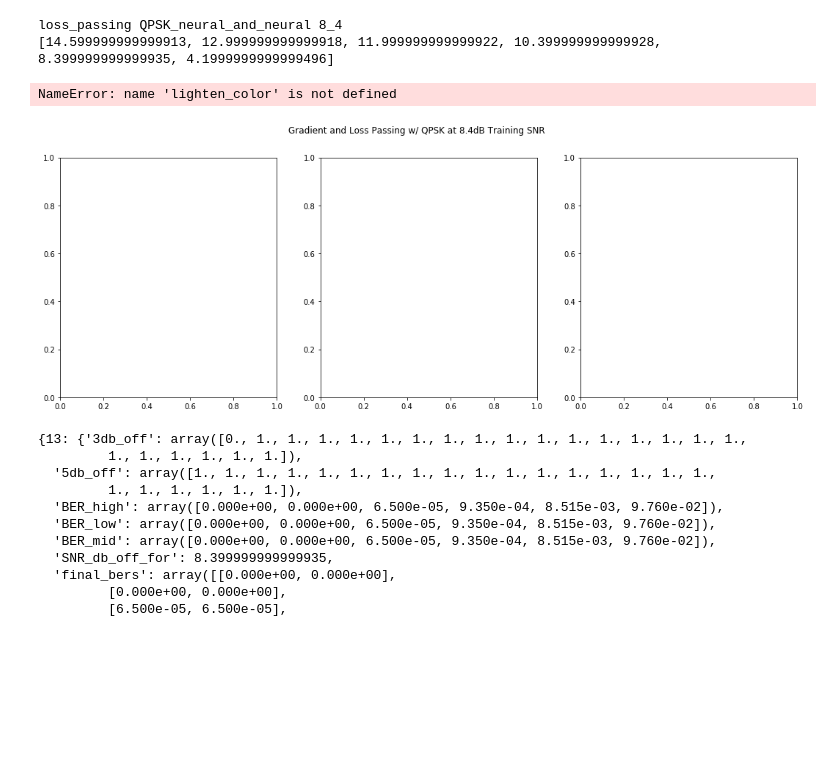
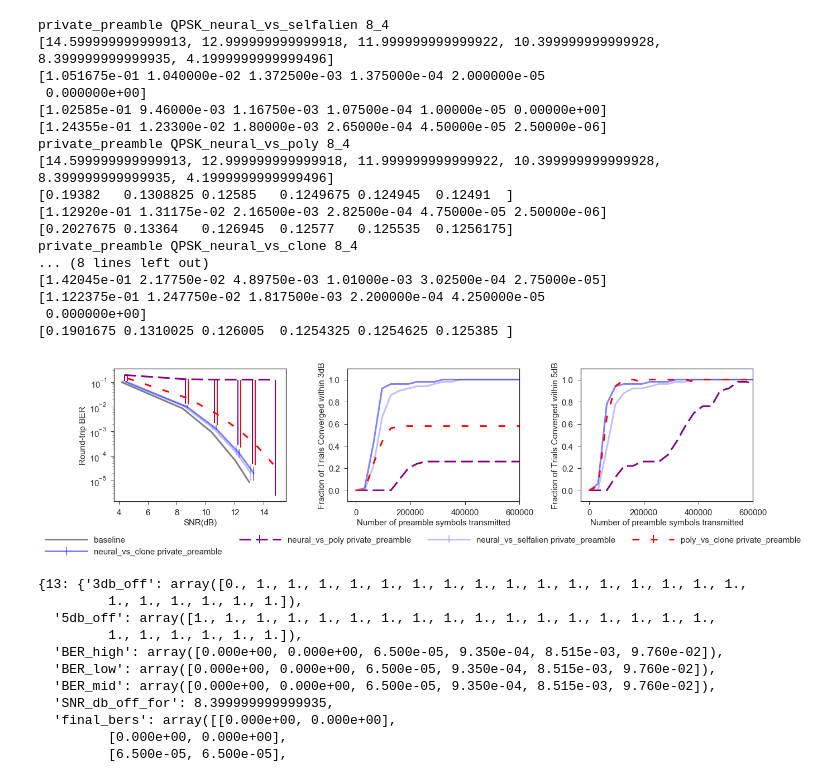
Before and after one commit to ml4wireless/echo, a Jupyter notebook: analysis/plot_results.ipynb, the cells around one changed output. Drawn from its saved outputs; the diff is of its cells as text; code cells hidden in the pictures; blank space fills up the shorter version.

```diff
--- a/analysis/plot_results.ipynb
+++ b/analysis/plot_results.ipynb
@@ -31,6 +32,7 @@ def lighten_color(color, amount=0.5):
     return colorsys.hls_to_rgb(c[0], 1 - amount * (1 - c[1]), c[2])
 # %%
 br = utils.util_lookup_table.BER_lookup_table()
+plt.style.use('seaborn-ticks')
 color = {
  'QPSK_classic_and_neural':"r",
  'QPSK_neural_vs_clone':"r",
@@ -81,15 +83,15 @@ COLORS = {
             }
 
 fig,(ber, db3, db5) = plt.subplots(1, 3)
-fig.set_figheight(6)
+# fig.set_figheight(6)
 fig.set_figwidth(6*3)
 # for ax in axes:
 #     ax.set_aspect('equal', adjustable="datalim")
 # (ber, db3, db5) = axes
-fig.suptitle('Gradient and Loss Passing w/ QPSK at 8.4dB Training SNR')
+# fig.suptitle('Private w/ QPSK at 8.4dB Training SNR')
 baseline=False
-must_include = ['_and_', '8_4']
-must_exclude = ['poly', 'selfalien']
+must_include = ['private', '8_4']
+must_exclude = ['classic']#['poly', 'selfalien']
 k=0
 for experiment_name in os.listdir("./results/"):
     if (not all([_ in experiment_name for _ in must_include])) \
@@ -108,11 +110,14 @@ for experiment_name in os.listdir("./results/"):
     fs_low = np.fliplr(np.array(r['BER_low']).reshape((1, 6)))[0]
     fs_high = np.fliplr(np.array(r['BER_high']).reshape((1, 6)))[0]
     ckey = models
-    dkey= protocol
-    lkey= protocol
-    right = 12000
+    dkey= models
+    lkey= models
+    right = 600000
     inset = True
     label = " ".join([models, protocol])
+    print(fs_mid)
+    print(fs_low)
+    print(fs_high)
     ber.errorbar(
                     np.array(fs_x) + k*1e-1,
                     fs_mid,
@@ -123,77 +128,101 @@ for experiment_name in os.listdir("./results/"):
                     #fmt = 'o-',
                     label=label,
                     linewidth = 3,
-                    alpha = .60 if LINE_STYLES[lkey] == "solid" else 1.0,
+                    alpha = .50 if LINE_STYLES[lkey] == "solid" else 1.0,
                 )
     db3.plot([0.0]+r['symbols_sent']+[right], np.concatenate(([0.0],r['3db_off'],r['3db_off'][-1:])),#'o-',
                     linestyle = LINE_STYLES[lkey],
                     color = lighten_color(COLORS[ckey], amount=DARKEN_BY[dkey]),
                     label=label,
                     linewidth = 3,
-                    alpha=(.60 if LINE_STYLES[lkey] == "solid" else 1.0),
+                    alpha=(.50 if LINE_STYLES[lkey] == "solid" else 1.0),
             )
     db5.plot([0.0]+r['symbols_sent']+[right], np.concatenate(([0.0],r['5db_off'],r['5db_off'][-1:])),#'o-',\
                     linestyle = LINE_STYLES[lkey],
                     color = lighten_color(COLORS[ckey], amount=DARKEN_BY[dkey]),
                     label=label,
                     linewidth = 3,
-                    alpha=(.60 if LINE_STYLES[lkey] == "solid" else 1.0),
+                    alpha=(.50 if LINE_STYLES[lkey] == "solid" else 1.0),
             )
     if not baseline:
         ber_baseline = [br.get_optimal_BER_roundtrip(test_SNR_db, 2)
                         for test_SNR_db in np.fliplr(np.array(r['test_SNR_dbs']).reshape((1, 6)))[0]]
+#         ber3_baseline = [br.get_optimal_BER_roundtrip(test_SNR_db-3, 2)
+#                         for test_SNR_db in np.fliplr(np.array(r['test_SNR_dbs']).reshape((1, 6)))[0]]
+#         ber5_baseline = [br.get_optimal_BER_roundtrip(test_SNR_db-5, 2)
+#                         for test_SNR_db in np.fliplr(np.array(r['test_SNR_dbs']).reshape((1, 6)))[0]]
         ber.plot( np.fliplr(np.array(r['test_SNR_dbs']).reshape((1, 6)))[0],
-              ber_baseline,'o-b',
-              label="baseline", color ='gray', linewidth = 3, alpha=.5)
+              ber_baseline,#'o-b',
+              label="baseline", color ='gray', linewidth = 3, alpha=1)
+#         ber.plot( np.fliplr(np.array(r['test_SNR_dbs']).reshape((1, 6)))[0],
+#               ber3_baseline,#'o-b',
+#               label="3db off", color ='gray', linewidth = 3, alpha=.8)
+#         ber.plot( np.fliplr(np.array(r['test_SNR_dbs']).reshape((1, 6)))[0],
+#               ber5_baseline,
+#               label="5db off", color ='gray', linewidth = 3, alpha=.5)
         baseline=True
 ber.set_aspect('equal')
 ber.set_yscale('log')
-ber.set_title("Bit Error Rates")
+# ber.set_title("Bit Error Rates")
 ber.set_xlabel('SNR(dB)')
-ber.set_ylabel('Round trip BER')
-ber.set_xlim(right=14.0)
+ber.set_ylabel('Round-trip BER')
+# ber.set_xlim(right=14.0)
 # inset axes....
 # if inset:
 
 # ber.legend()
 
 db3.set_ylim(top=1.1, bottom=-0.1)
 db5.set_ylim(top=1.1, bottom=-0.1)
 db3.set_xlim(right=right)
 db5.set_xlim(right=right)
 
-db3.set_title("Fraction of seeds within 3db")
-db3.set_ylabel('Fraction of seeds')
+# db3.set_title("Fraction of seeds within 3db")
+db3.set_ylabel('Fraction of Trials Converged within 3dB')
 db3.set_xlabel('Number of preamble symbols transmitted')
 
-db5.set_title("Fraction of seeds within 5db")
-db5.set_ylabel('Fraction of seeds')
+# db5.set_title("Fraction of seeds within 5db")
+db5.set_ylabel('Fraction of Trials Converged within 5dB')
 db5.set_xlabel('Number of preamble symbols transmitted')
 # db5.set_aspect('equal')
 handles, labels = ber.get_legend_handles_labels()
 order = sorted(range(len(labels)),key=labels.__getitem__)
-order = [order[i] for i in [0,2,1,4,3,5]]
+# order = [order[i] for i in [0,2,1,4,3,5]]
 # order = [order[i] for i in [0,2,1]]
 handles = [handles[idx] for idx in order]
 labels = [labels[idx] for idx in order]
 # Put a legend below current axis
 fig.legend(handles,                # The line objects
            labels,
            borderaxespad=0.1,    # Small spacing around legend box
-           title="Protocols and Models",  # Title for the legend
+#            title="Protocols and Models",  # Title for the legend
            loc='lower center',
            fancybox=True, shadow=True, ncol=4,
            handlelength=5
            )
 fig.tight_layout()
 fig.subplots_adjust(top=0.85)
 fig.subplots_adjust(bottom=0.25)
 plt.show()
 # %% [output]
-loss_passing QPSK_neural_and_neural 8_4
+private_preamble QPSK_neural_vs_selfalien 8_4
 [14.599999999999913, 12.999999999999918, 11.999999999999922, 10.399999999999928, 8.399999999999935, 4.1999999999999496]
+[1.051675e-01 1.040000e-02 1.372500e-03 1.375000e-04 2.000000e-05
+ 0.000000e+00]
+[1.02585e-01 9.46000e-03 1.16750e-03 1.07500e-04 1.00000e-05 0.00000e+00]
+[1.24355e-01 1.23300e-02 1.80000e-03 2.65000e-04 4.50000e-05 2.50000e-06]
+private_preamble QPSK_neural_vs_poly 8_4
+[14.599999999999913, 12.999999999999918, 11.999999999999922, 10.399999999999928, 8.399999999999935, 4.1999999999999496]
+[0.19382   0.1308825 0.12585   0.1249675 0.124945  0.12491  ]
+[1.12920e-01 1.31175e-02 2.16500e-03 2.82500e-04 4.75000e-05 2.50000e-06]
+[0.2027675 0.13364   0.126945  0.12577   0.125535  0.1256175]
+private_preamble QPSK_neural_vs_clone 8_4
+... (8 lines left out)
+[1.42045e-01 2.17750e-02 4.89750e-03 1.01000e-03 3.02500e-04 2.75000e-05]
+[1.122375e-01 1.247750e-02 1.817500e-03 2.200000e-04 4.250000e-05
+ 0.000000e+00]
+[0.1901675 0.1310025 0.126005  0.1254325 0.1254625 0.125385 ]
-NameError: name 'lighten_color' is not defined
-[figure, old version]
+[figure, new version]
 # %%
 from compile_results import process_experiment
 from pprint import pprint
```
Also changed, not shown: parts of 5 cells of this notebook, 4 other files.
